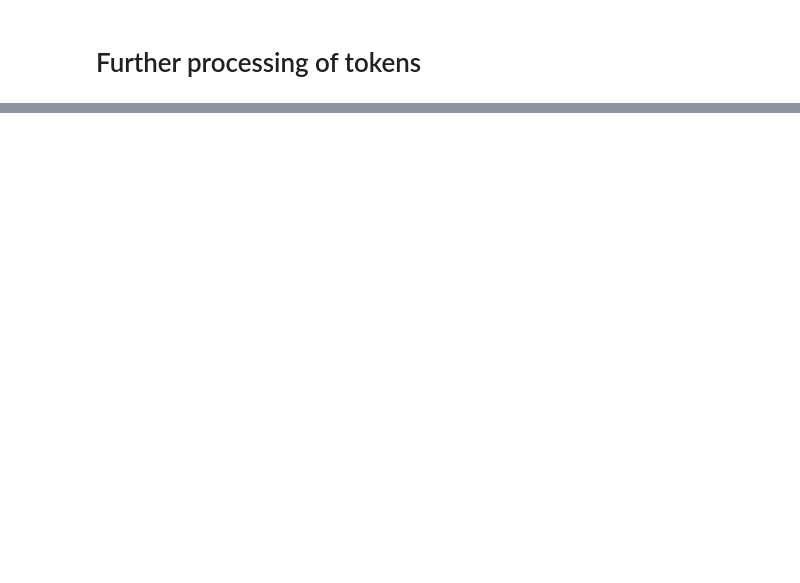
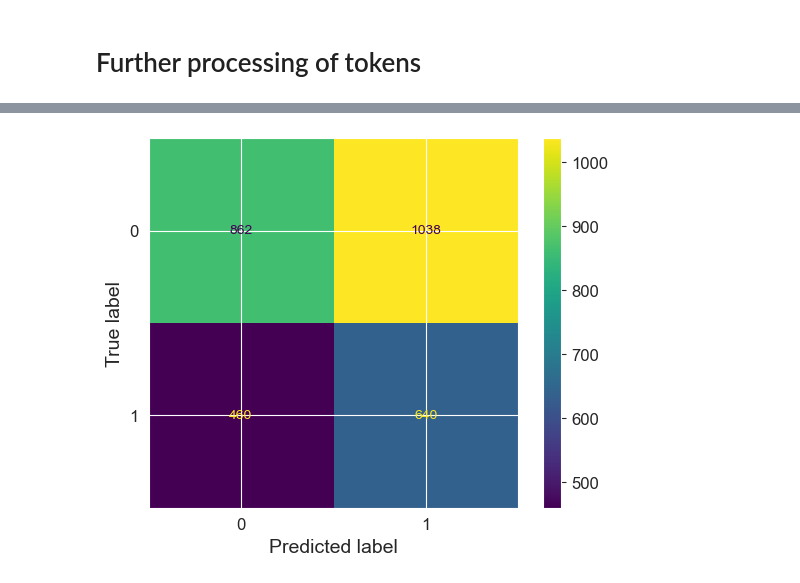
Before and after one commit to HNStaggs/Clinical-Trial-Gender-Gaps, a Jupyter notebook: DataProcessing.ipynb, the cells around one changed output, grey strips where cells are left out. Drawn from its saved outputs; the diff is of its cells as text; code cells hidden in the pictures; blank space fills up the shorter version.

Commit message:
PrelimModeling

```diff
--- a/DataProcessing.ipynb
+++ b/DataProcessing.ipynb
@@ -740,0 +832,3 @@ The five most common tokens are [('study', 6727), ('women', 3221), ('patients',
+# %%
+# Convert lists of tokens into string vectors
+resampled_df['vectors'] = resampled_df['ProcessedSummary'].apply(safe_join)
@@ -740,0 +939,6 @@ The five most common tokens are [('study', 6727), ('women', 3221), ('patients',
+# %%
+# Convert lists of tokens into strings
+X_test['ProcessedSummary'] = X_test['BriefSummary'].apply(lambda x: process_text(x, summary_pipeline))
+X_test['vectors'] = X_test['ProcessedSummary'].apply(safe_join)
+X_test_tfidf = tfidf.transform(X_test['vectors'])
+y_pred = svm_model.predict(X_test_tfidf)
@@ -740,0 +1060,9 @@ The five most common tokens are [('study', 6727), ('women', 3221), ('patients',
+# %%
+sex = [0,1]
+# Confusion matrix for performance
+conf_mat = confusion_matrix(y_test, y_pred_nb, labels=sex)
+conf_mat_disp = ConfusionMatrixDisplay(conf_mat, display_labels=sex)
+conf_mat_disp.plot()
+plt.show()
+# %% [output]
+[figure, added]
```
Also changed, not shown: parts of 56 cells of this notebook, 1 other file.
